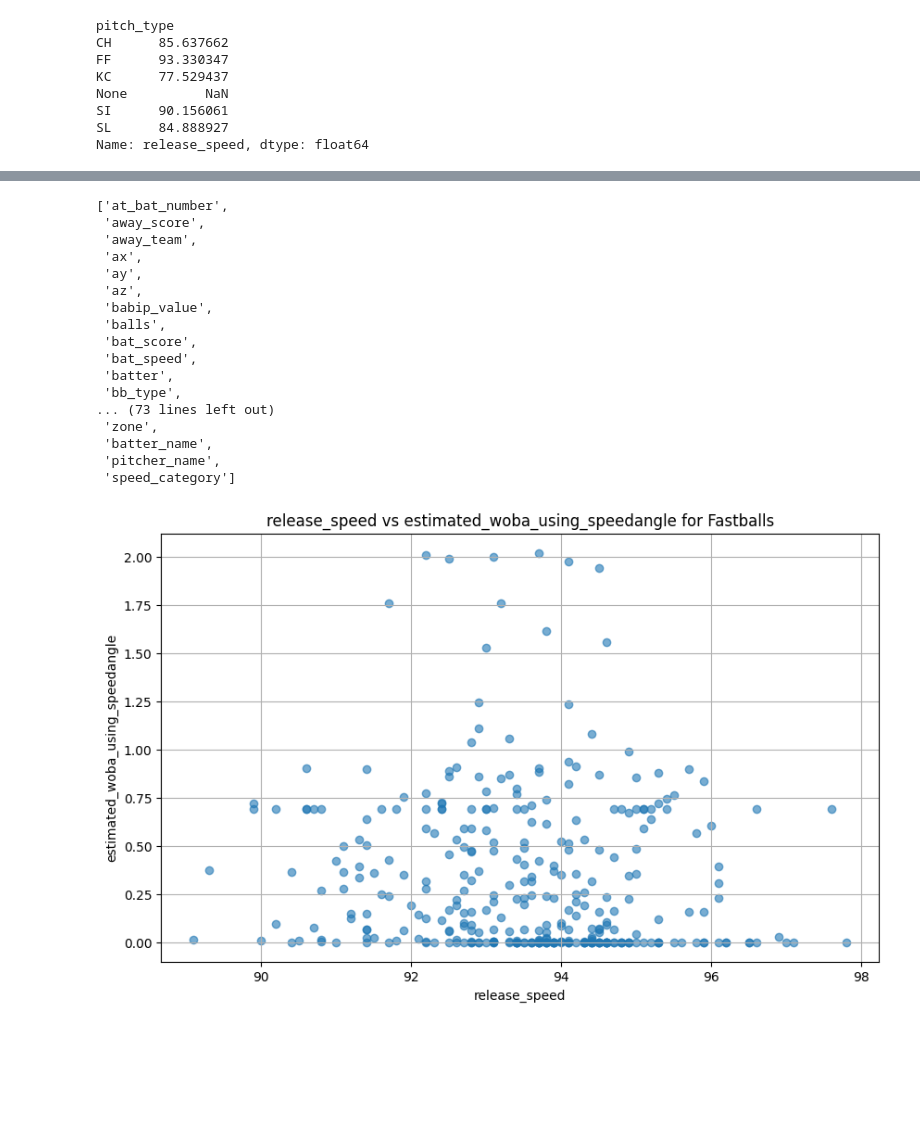
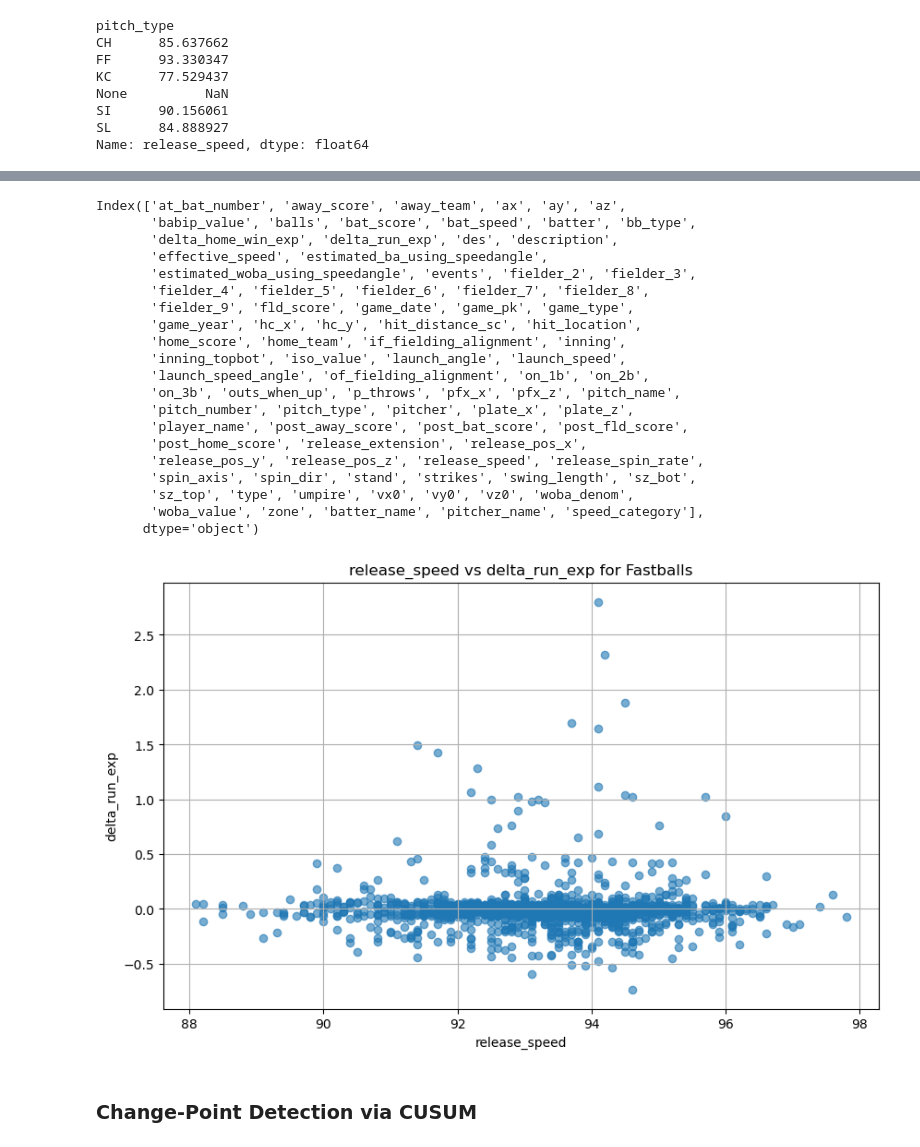
Before and after one commit to wsong214/analytico, a Jupyter notebook: velocliff/velo_cliff.ipynb, the cells around one changed output, grey strips where cells are left out. Cells and saved outputs as stored; diff of their text form; code cells hidden in the pictures; blank space fills up the shorter version.

```diff
--- a/velocliff/velo_cliff.ipynb
+++ b/velocliff/velo_cliff.ipynb
@@ -25,13 +26,17 @@ print(pitcher_lookup['key_mlbam'].iloc[0])
 # %% [output]
 656427
 # %%
-pitcher_2024  = statcast_pitcher('2024-02-15', '2024-11-15', pitcher_lookup['key_mlbam'].iloc[0])
-pitcher_2024.groupby("pitch_type").release_speed.agg("mean")
+# Extract only the year from the date strings
+start_year = int('2024-02-15'.split('-')[0])  # 2024
+end_year = int('2024-11-15'.split('-')[0])    # 2024
 
-player_id = pitcher_lookup['key_mlbam'].iloc[0]
-start_year = 2024
-end_year = 2024
+# pitcher_data = player_lookup(pitcher_lookup['key_mlbam'].iloc[0], start_year, end_year)
+# pitcher_data.groupby("pitch_type").release_speed.agg("mean")
 
-pitcher_data = player_lookup(player_id, start_year, end_year)
+# player_id = pitcher_lookup['key_mlbam'].iloc[0]
+# start_year = 2024
+# end_year = 2024
+
+pitcher_data = player_lookup(pitcher_lookup['key_mlbam'].iloc[0], start_year, end_year)
 pitcher_data
 # %% [output]
@@ -105,37 +109,42 @@ plt.show()
 [figure]
 # %%
 fastball_data = pitcher_data[pitcher_data['pitch_type'] == 'FF'].copy()
-list(fastball_data.columns)
+fastball_data.columns
 # %% [output]
-['at_bat_number',
- 'away_score',
- 'away_team',
- 'ax',
- 'ay',
- 'az',
- 'babip_value',
- 'balls',
- 'bat_score',
- 'bat_speed',
- 'batter',
- 'bb_type',
-... (73 lines left out)
- 'zone',
- 'batter_name',
- 'pitcher_name',
- 'speed_category']
+Index(['at_bat_number', 'away_score', 'away_team', 'ax', 'ay', 'az',
+       'babip_value', 'balls', 'bat_score', 'bat_speed', 'batter', 'bb_type',
+       'delta_home_win_exp', 'delta_run_exp', 'des', 'description',
+       'effective_speed', 'estimated_ba_using_speedangle',
+       'estimated_woba_using_speedangle', 'events', 'fielder_2', 'fielder_3',
+       'fielder_4', 'fielder_5', 'fielder_6', 'fielder_7', 'fielder_8',
+       'fielder_9', 'fld_score', 'game_date', 'game_pk', 'game_type',
+       'game_year', 'hc_x', 'hc_y', 'hit_distance_sc', 'hit_location',
+       'home_score', 'home_team', 'if_fielding_alignment', 'inning',
+       'inning_topbot', 'iso_value', 'launch_angle', 'launch_speed',
+       'launch_speed_angle', 'of_fielding_alignment', 'on_1b', 'on_2b',
+       'on_3b', 'outs_when_up', 'p_throws', 'pfx_x', 'pfx_z', 'pitch_name',
+       'pitch_number', 'pitch_type', 'pitcher', 'plate_x', 'plate_z',
+       'player_name', 'post_away_score', 'post_bat_score', 'post_fld_score',
+       'post_home_score', 'release_extension', 'release_pos_x',
+       'release_pos_y', 'release_pos_z', 'release_speed', 'release_spin_rate',
+       'spin_axis', 'spin_dir', 'stand', 'strikes', 'swing_length', 'sz_bot',
+       'sz_top', 'type', 'umpire', 'vx0', 'vy0', 'vz0', 'woba_denom',
+       'woba_value', 'zone', 'batter_name', 'pitcher_name', 'speed_category'],
+      dtype='object')
 # %%
 # Define the x and y columns you'd like to plot
 x_column = 'release_speed'  # Choose a column name from fastball_data.columns for x-axis
-y_column = 'estimated_woba_using_speedangle'  # Choose a column name from fastball_data.columns for y-axis
+y_column = 'delta_run_exp'  # Choose a column name from fastball_data.columns for y-axis
 
 # Plot the data
 plt.figure(figsize=(10, 6))
 plt.scatter(fastball_data[x_column], fastball_data[y_column], alpha=0.6)
 plt.xlabel(x_column)
 plt.ylabel(y_column)
 plt.title(f'{x_column} vs {y_column} for Fastballs')
 plt.grid(True)
 plt.show()
 # %% [output]
-[figure, old version]
+[figure, new version]
+# %% [markdown]
+### Change-Point Detection via CUSUM
```
Also changed, not shown: parts of 16 cells of this notebook, 1 other file.
